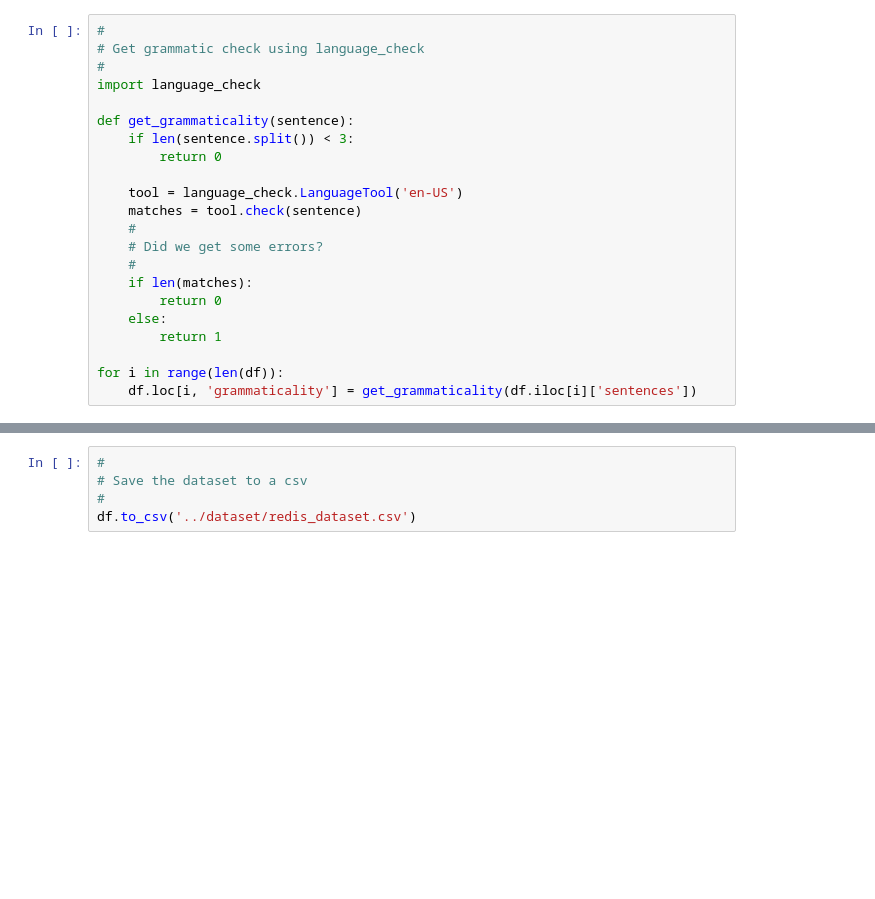
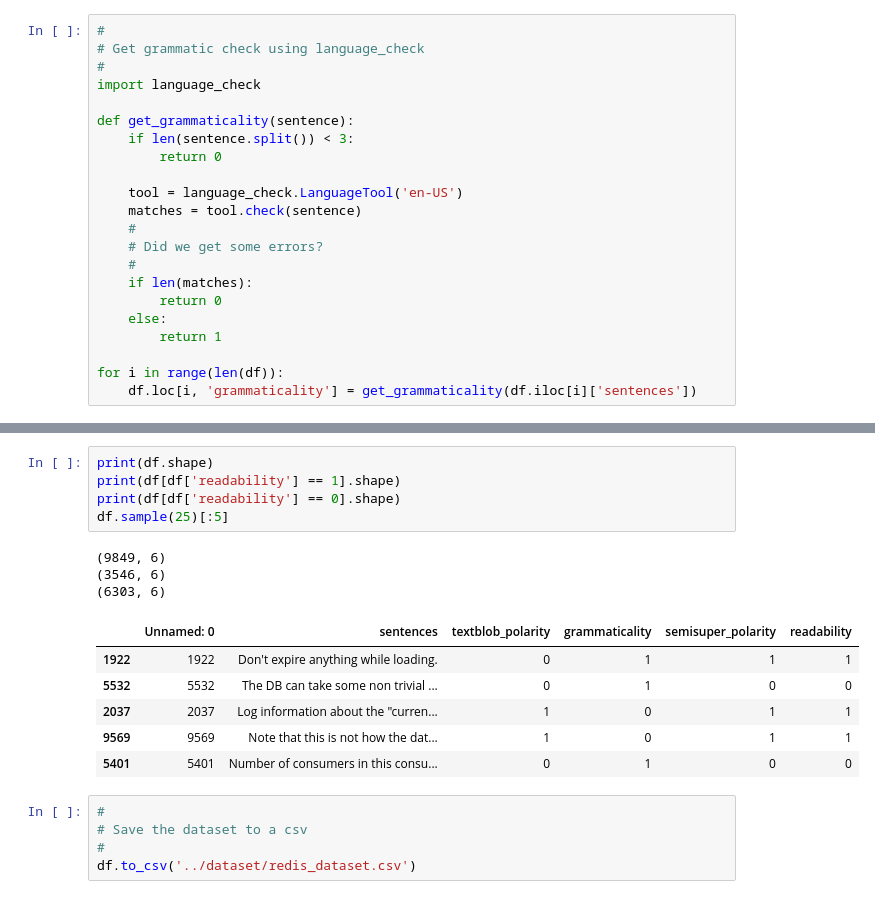
Before and after one commit to nscsekharucb/266_Project, a Jupyter notebook: src/BuildDataset.ipynb, the cells around one changed output, grey strips where cells are left out. Cells and saved outputs as stored; diff of their text form; blank space fills up the shorter version.

```diff
--- a/src/BuildDataset.ipynb
+++ b/src/BuildDataset.ipynb
@@ -188,3 +193,18 @@ df
+# %%
+print(df.shape)
+print(df[df['readability'] == 1].shape)
+print(df[df['readability'] == 0].shape)
+df.sample(25)[:5]
+# %% [output]
+(9849, 6)
+(3546, 6)
+(6303, 6)
+|  | Unnamed: 0 | sentences | textblob_polarity | grammaticality | semisuper_polarity | readability |
+| 1922 | 1922 | Don't expire anything while loading. | 0 | 1 | 1 | 1 |
+| 5532 | 5532 | The DB can take some non trivial ... | 0 | 1 | 0 | 0 |
+| 2037 | 2037 | Log information about the "curren... | 1 | 0 | 1 | 1 |
+| 9569 | 9569 | Note that this is not how the dat... | 1 | 0 | 1 | 1 |
+| 5401 | 5401 | Number of consumers in this consu... | 0 | 1 | 0 | 0 |
 # %%
 #
 # Save the dataset to a csv
```
Also changed, not shown: parts of 11 cells of this notebook, 13 other files.
